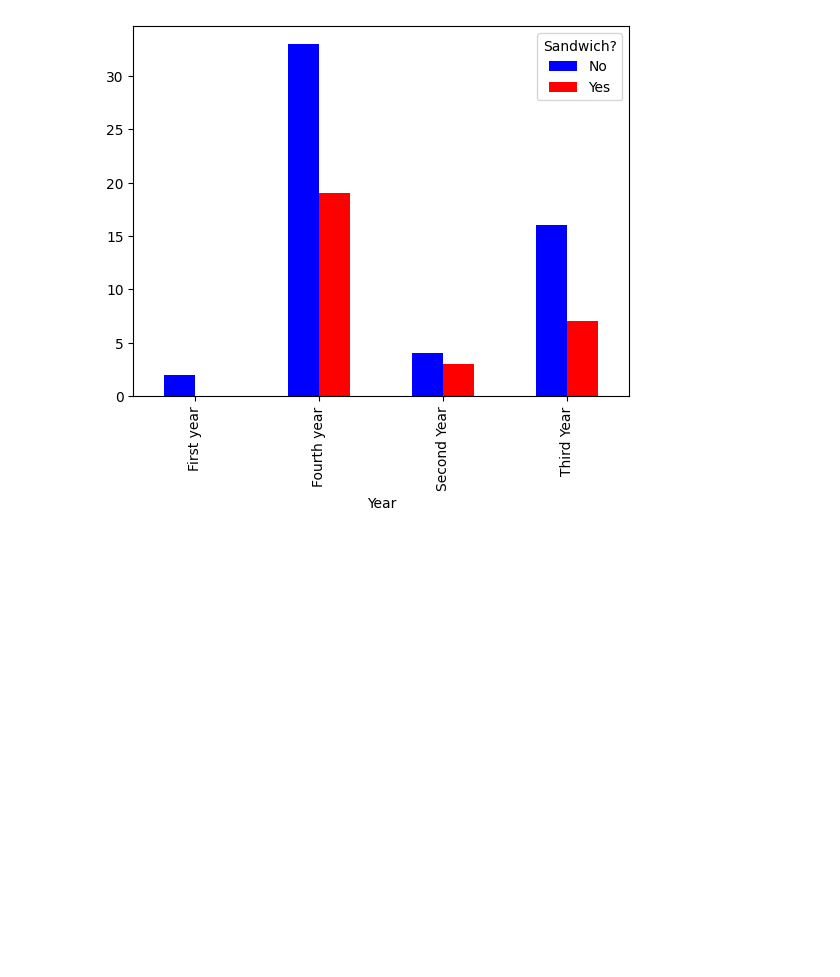
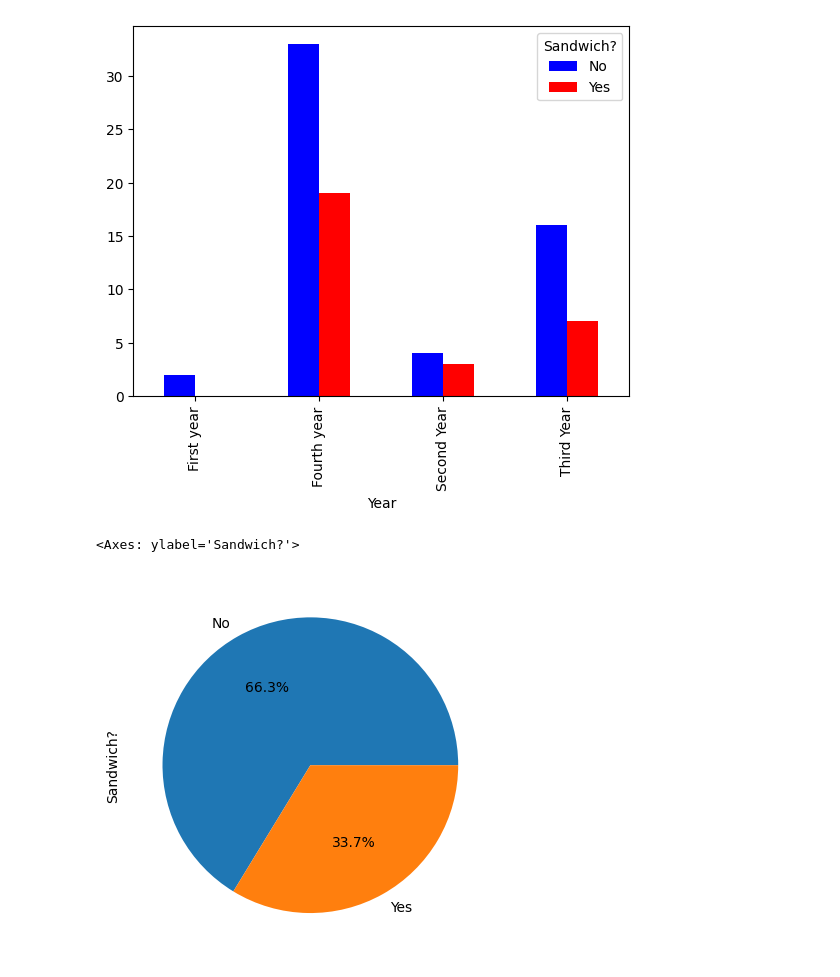
Before and after one commit to UVADS/DS-4002, a Jupyter notebook: hot-dog-survey-data/exploratory data for hotdog.ipynb, the cells around one changed output. Saved outputs shown, nothing was run; the diff lists cells and outputs as text; code cells hidden in the pictures; blank space fills up the shorter version.

Commit message:
updated plots

```diff
--- a/hot-dog-survey-data/exploratory data for hotdog.ipynb
+++ b/hot-dog-survey-data/exploratory data for hotdog.ipynb
@@ -71,3 +71,9 @@ df.groupby(['Year', 'Sandwich?'])['Sandwich?'].count().unstack().plot(kind='bar'
 # %% [output]
 <Axes: xlabel='Year'>
 [figure]
+# %%
+# Create pie chart of yes vs no
+df['Sandwich?'].value_counts().plot(kind='pie', autopct='%1.1f%%')
+# %% [output]
+<Axes: ylabel='Sandwich?'>
+[figure, added]
```
